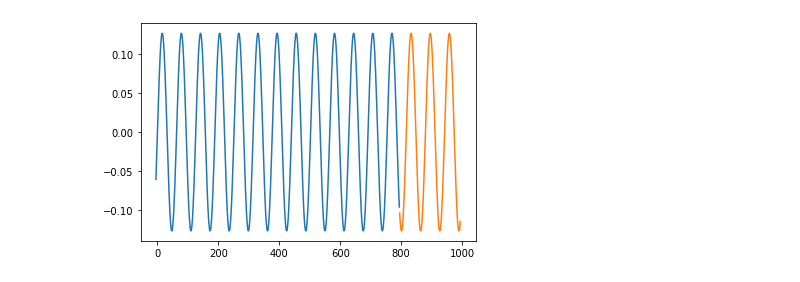
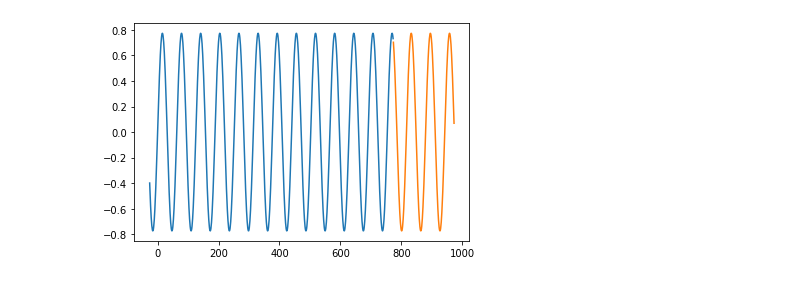
Before and after one commit to bernharl/Master-Thesis, a Jupyter notebook: testing_code/timeseries_sine/lstm_sine_notebook_try.ipynb, the cells around one changed output. Drawn from its saved outputs; the diff is of its cells as text; code cells hidden in the pictures.

```diff
--- a/testing_code/timeseries_sine/lstm_sine_notebook_try.ipynb
+++ b/testing_code/timeseries_sine/lstm_sine_notebook_try.ipynb
@@ -41,5 +29,6 @@ class LSTMModel(nn.Module):
 # %%
 waves = 150
+test = int(0.25 * waves)
 f = 100
 sample = 1000
 future = 200
@@ -49,33 +38,37 @@ if future >= sample:
 # x =  torch.from_numpy(np.swapaxes( np.arange(0, sample) + np.zeros((waves, sample)),0,1)[:, :, np.newaxis]).float().to(device)
 x = (
     torch.from_numpy(
         np.swapaxes(
             np.arange(0, sample) + np.random.randint(-4 * T, 4 * T, size=(waves, 1)),
             0,
             1,
         )[:, :, np.newaxis]
     )
     .float()
     .to(device)
 )
 
 print()
 
 
+x_test = x[:, :test]
+x = x[:, test:]
+
 x_future = x[-future:]
 x = x[:-future]
 # with torch.no_grad():
 random_amps = (
     torch.from_numpy(
         (10 ** (np.random.uniform(np.log10(0.1), np.log10(2), size=[waves, 1])))
     )
     .float()
     .to(device)
 )
-y_future = torch.sin(x_future / T) * random_amps
-y = torch.sin(x / T) * random_amps
+y_future = torch.sin(x_future / T) * random_amps[test:]
+y = torch.sin(x / T) * random_amps[test:]
+y_test = torch.sin(x_test / T) * random_amps[:test]
 plt.plot(x.cpu().detach()[:, 0], y.cpu().detach()[:, 0])
 plt.plot(x_future.cpu().detach()[:, 0], y_future.cpu().detach()[:, 0])
 plt.show()
 # %% [output]
-[figure, old version]
+[figure, new version]
```
Also changed, not shown: parts of 12 cells of this notebook.
